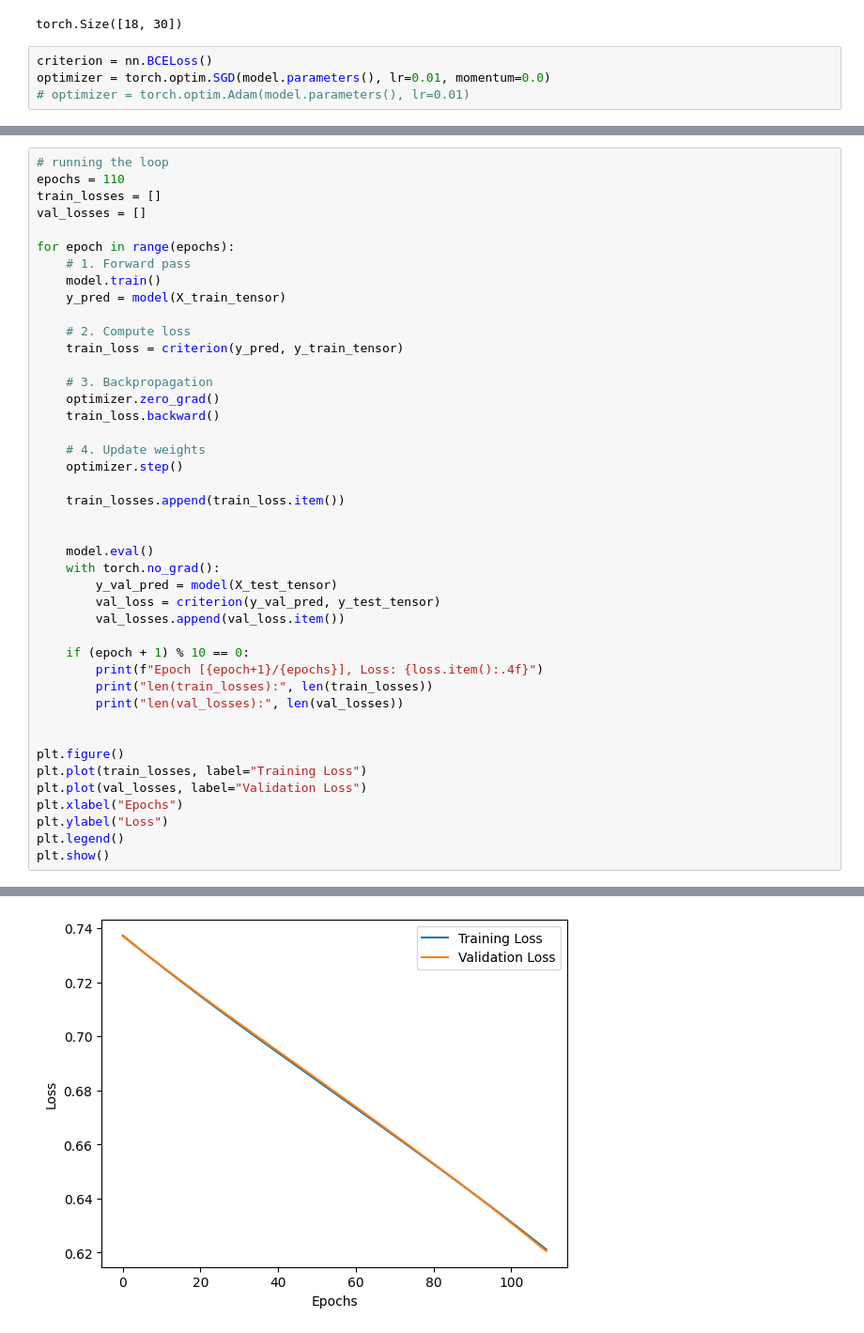
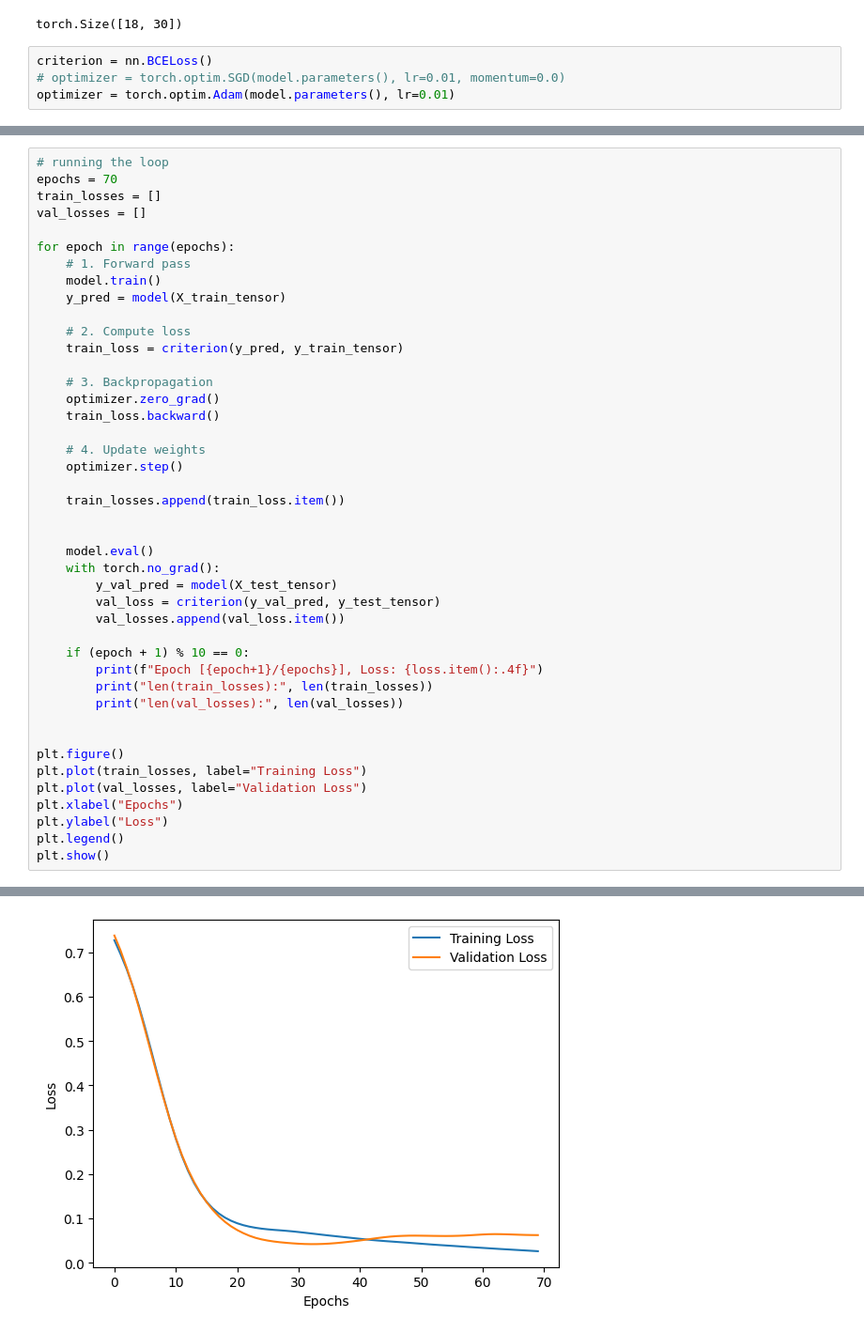
Before and after one commit to RajiaRani/PyTorch, a Jupyter notebook: 01. ANN/05. Binary_Classification_uinsg_NN_Module.ipynb, the cells around one changed output, grey strips where cells are left out. Shown at 94% size. Cells and saved outputs as stored; diff of their text form.

```diff
--- a/01. ANN/05. Binary_Classification_uinsg_NN_Module.ipynb
+++ b/01. ANN/05. Binary_Classification_uinsg_NN_Module.ipynb
@@ -89,8 +89,8 @@ model.linear.weight.shape
 torch.Size([18, 30])
 # %%
 criterion = nn.BCELoss()
-optimizer = torch.optim.SGD(model.parameters(), lr=0.01, momentum=0.0)
-# optimizer = torch.optim.Adam(model.parameters(), lr=0.01)
+# optimizer = torch.optim.SGD(model.parameters(), lr=0.01, momentum=0.0)
+optimizer = torch.optim.Adam(model.parameters(), lr=0.01)
 # %%
 # Forward pass
 y_pred = model(X_train_tensor)
@@ -104,6 +104,6 @@ Initial loss: 0.7372588515281677
 # %%
 # running the loop
-epochs = 110
+epochs = 70
 train_losses = []
 val_losses = []
 
@@ -165,4 +165,4 @@ len(val_losses): 110
-[figure, old version]
+[figure, new version]
 # %%
 plt.figure()
 plt.plot(train_losses, label="Training Loss")
```
Also changed, not shown: parts of 3 cells of this notebook, 1 other file.
